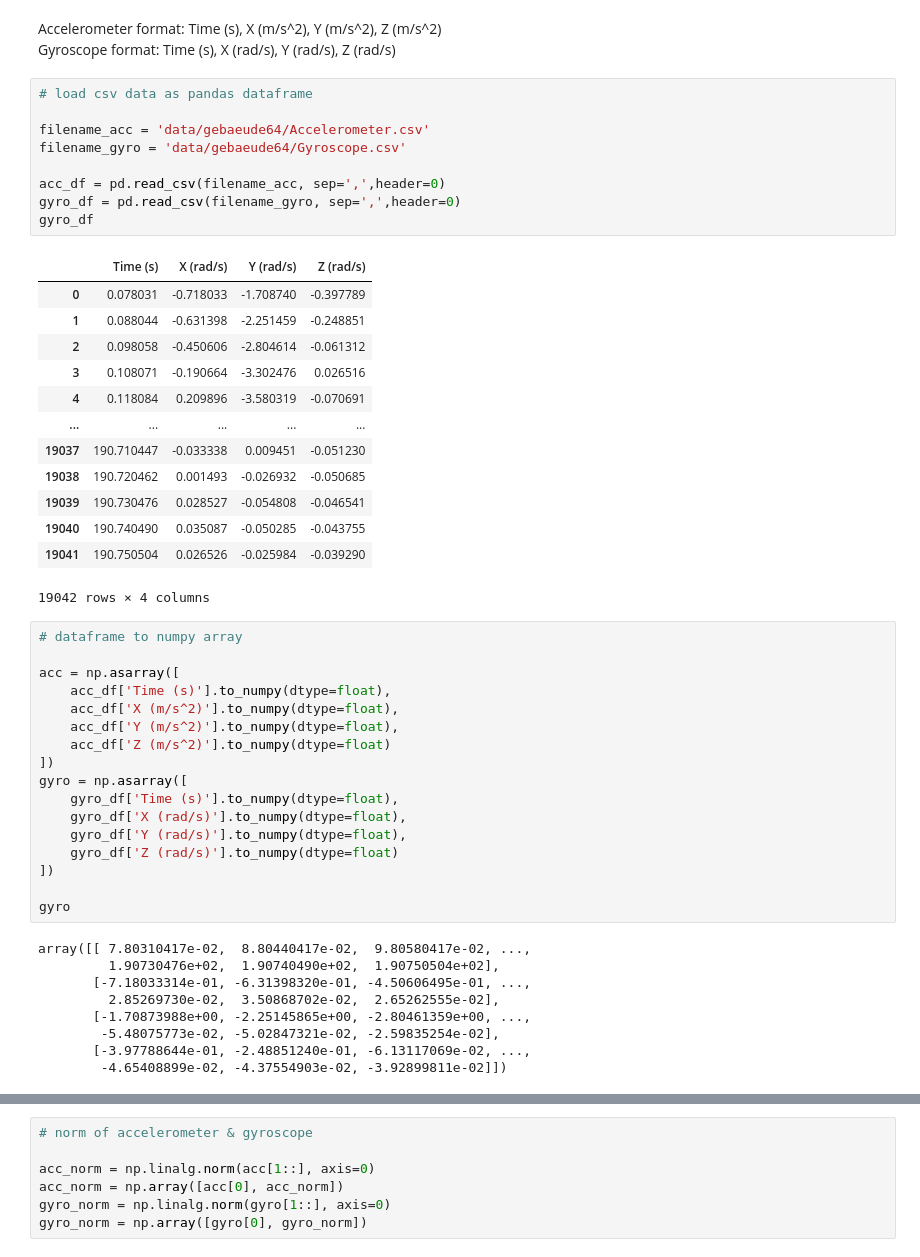
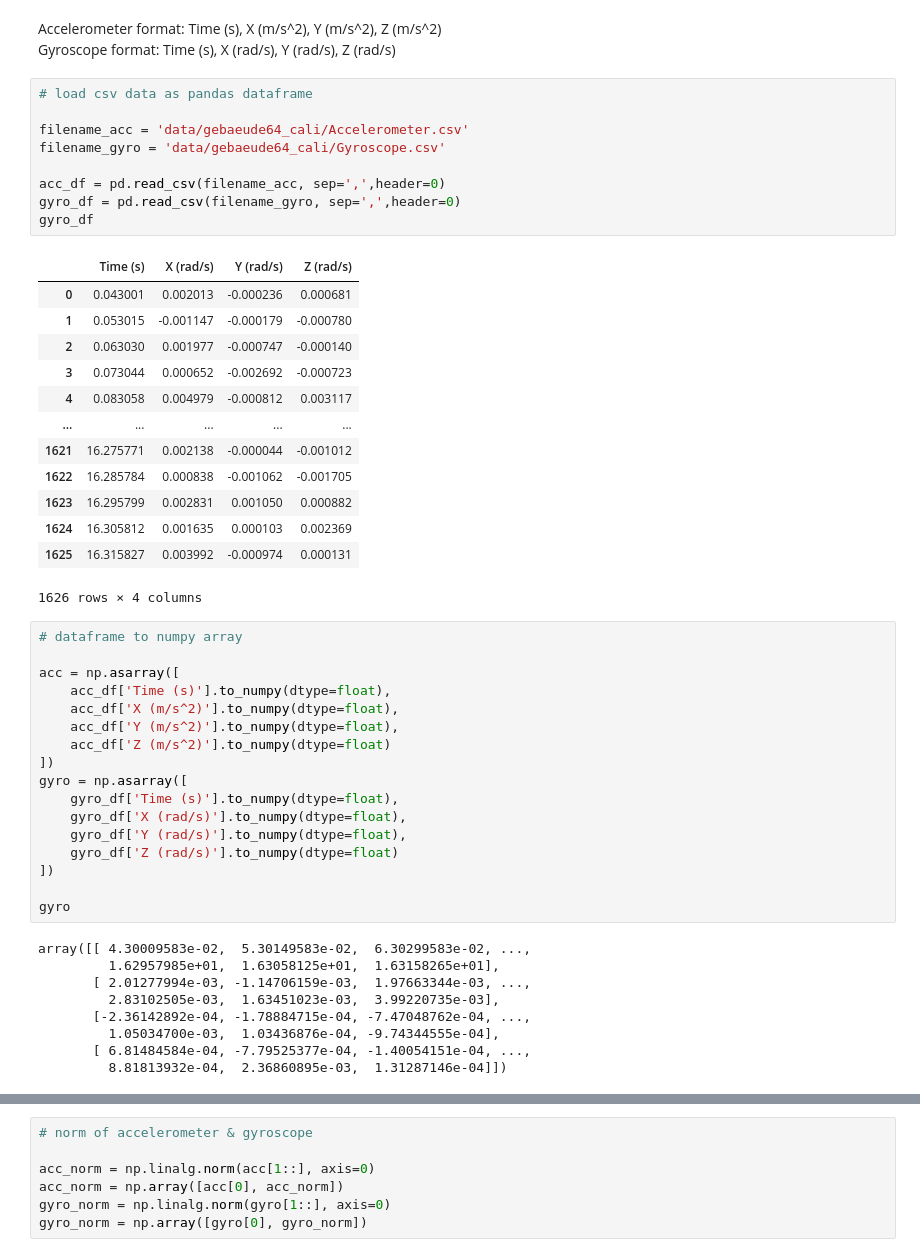
Before and after one commit to annkapopp/IndoorLocal, a Jupyter notebook: preprocessing.ipynb, the cells around one changed output, grey strips where cells are left out. Drawn from its saved outputs; the diff is of its cells as text.

```diff
--- a/preprocessing.ipynb
+++ b/preprocessing.ipynb
@@ -11,26 +11,26 @@ Gyroscope format: Time (s), X (rad/s), Y (rad/s), Z (rad/s)
 # %%
 # load csv data as pandas dataframe
 
-filename_acc = 'data/gebaeude64/Accelerometer.csv'
-filename_gyro = 'data/gebaeude64/Gyroscope.csv'
+filename_acc = 'data/gebaeude64_cali/Accelerometer.csv'
+filename_gyro = 'data/gebaeude64_cali/Gyroscope.csv'
 
 acc_df = pd.read_csv(filename_acc, sep=',',header=0)
 gyro_df = pd.read_csv(filename_gyro, sep=',',header=0)
 gyro_df
 # %% [output]
 |  | Time (s) | X (rad/s) | Y (rad/s) | Z (rad/s) |
-| 0 | 0.078031 | -0.718033 | -1.708740 | -0.397789 |
-| 1 | 0.088044 | -0.631398 | -2.251459 | -0.248851 |
-| 2 | 0.098058 | -0.450606 | -2.804614 | -0.061312 |
-| 3 | 0.108071 | -0.190664 | -3.302476 | 0.026516 |
-| 4 | 0.118084 | 0.209896 | -3.580319 | -0.070691 |
+| 0 | 0.043001 | 0.002013 | -0.000236 | 0.000681 |
+| 1 | 0.053015 | -0.001147 | -0.000179 | -0.000780 |
+| 2 | 0.063030 | 0.001977 | -0.000747 | -0.000140 |
+| 3 | 0.073044 | 0.000652 | -0.002692 | -0.000723 |
+| 4 | 0.083058 | 0.004979 | -0.000812 | 0.003117 |
 | ... | ... | ... | ... | ... |
-| 19037 | 190.710447 | -0.033338 | 0.009451 | -0.051230 |
-| 19038 | 190.720462 | 0.001493 | -0.026932 | -0.050685 |
-| 19039 | 190.730476 | 0.028527 | -0.054808 | -0.046541 |
-| 19040 | 190.740490 | 0.035087 | -0.050285 | -0.043755 |
-| 19041 | 190.750504 | 0.026526 | -0.025984 | -0.039290 |
+| 1621 | 16.275771 | 0.002138 | -0.000044 | -0.001012 |
+| 1622 | 16.285784 | 0.000838 | -0.001062 | -0.001705 |
+| 1623 | 16.295799 | 0.002831 | 0.001050 | 0.000882 |
+| 1624 | 16.305812 | 0.001635 | 0.000103 | 0.002369 |
+| 1625 | 16.315827 | 0.003992 | -0.000974 | 0.000131 |
-19042 rows × 4 columns
+1626 rows × 4 columns
 # %%
 # dataframe to numpy array
 
@@ -49,14 +49,14 @@ gyro = np.asarray([
 
 gyro
 # %% [output]
-array([[ 7.80310417e-02,  8.80440417e-02,  9.80580417e-02, ...,
-         1.90730476e+02,  1.90740490e+02,  1.90750504e+02],
-       [-7.18033314e-01, -6.31398320e-01, -4.50606495e-01, ...,
-         2.85269730e-02,  3.50868702e-02,  2.65262555e-02],
-       [-1.70873988e+00, -2.25145865e+00, -2.80461359e+00, ...,
-        -5.48075773e-02, -5.02847321e-02, -2.59835254e-02],
-       [-3.97788644e-01, -2.48851240e-01, -6.13117069e-02, ...,
-        -4.65408899e-02, -4.37554903e-02, -3.92899811e-02]])
+array([[ 4.30009583e-02,  5.30149583e-02,  6.30299583e-02, ...,
+         1.62957985e+01,  1.63058125e+01,  1.63158265e+01],
+       [ 2.01277994e-03, -1.14706159e-03,  1.97663344e-03, ...,
+         2.83102505e-03,  1.63451023e-03,  3.99220735e-03],
+       [-2.36142892e-04, -1.78884715e-04, -7.47048762e-04, ...,
+         1.05034700e-03,  1.03436876e-04, -9.74344555e-04],
+       [ 6.81484584e-04, -7.79525377e-04, -1.40054151e-04, ...,
+         8.81813932e-04,  2.36860895e-03,  1.31287146e-04]])
 # %%
 utils.plot_acc(acc, 'all')
 utils.plot_gyro(gyro, 'all')
```
Also changed, not shown: parts of 3 cells of this notebook.
